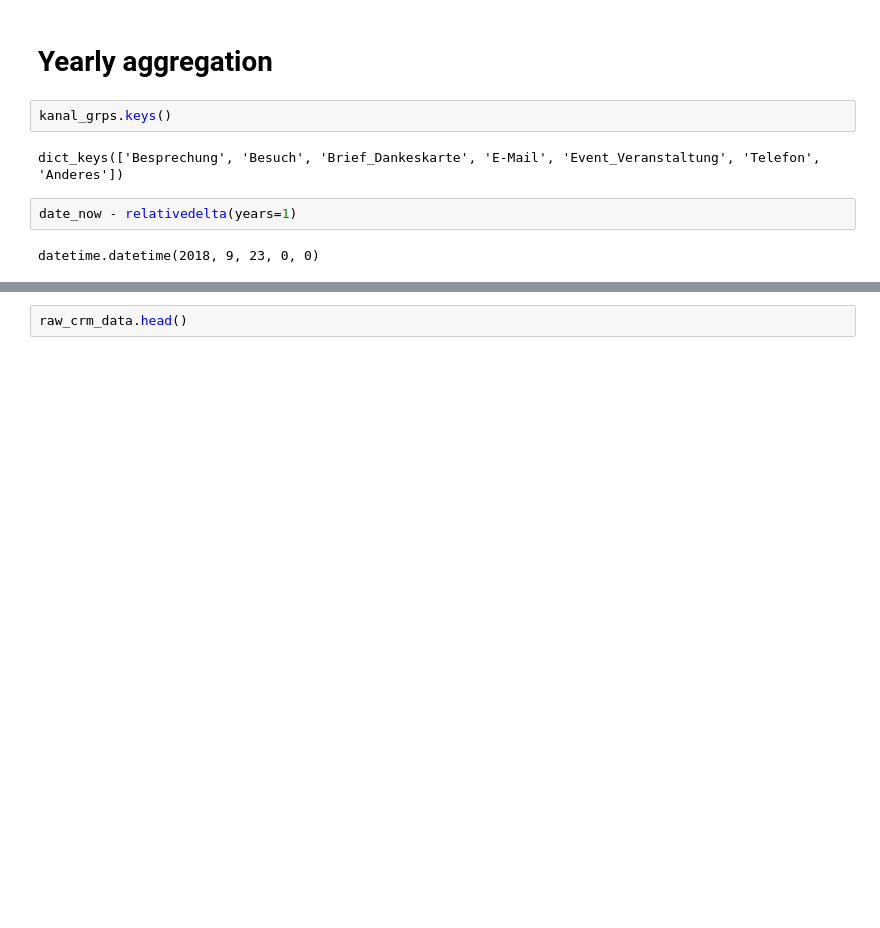
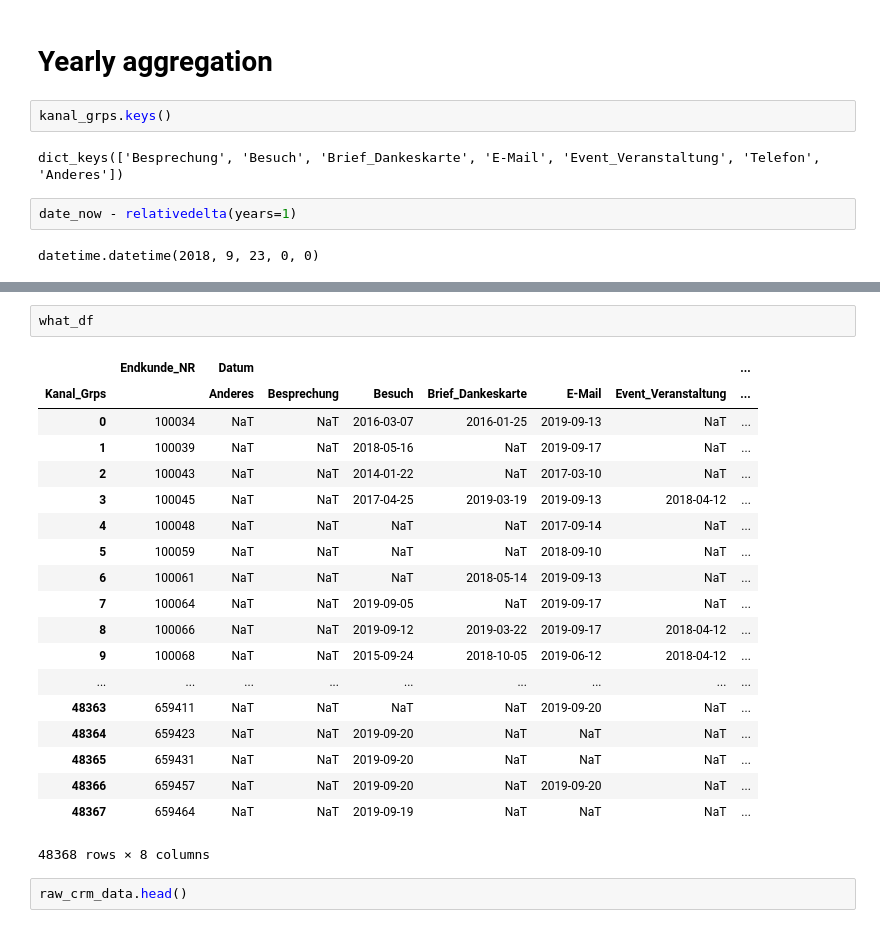
Before and after one commit to apgsga-stc/PredictiveAnalyticsPython, a Jupyter notebook: vkprog_analyse/vkprog_crm_prep.ipynb, the cells around one changed output, grey strips where cells are left out. Drawn from its saved outputs; the diff is of its cells as text; blank space fills up the shorter version.

```diff
--- a/vkprog_analyse/vkprog_crm_prep.ipynb
+++ b/vkprog_analyse/vkprog_crm_prep.ipynb
@@ -253,3 +329,25 @@ yrl_kanal_contacts("Besuch",2)
+# %%
+what_df
+# %% [output]
+|  | Endkunde_NR | Datum |  |  |  |  |  | ... |
+| Kanal_Grps |  | Anderes | Besprechung | Besuch | Brief_Dankeskarte | E-Mail | Event_Veranstaltung | ... |
+| 0 | 100034 | NaT | NaT | 2016-03-07 | 2016-01-25 | 2019-09-13 | NaT | ... |
+| 1 | 100039 | NaT | NaT | 2018-05-16 | NaT | 2019-09-17 | NaT | ... |
+| 2 | 100043 | NaT | NaT | 2014-01-22 | NaT | 2017-03-10 | NaT | ... |
+| 3 | 100045 | NaT | NaT | 2017-04-25 | 2019-03-19 | 2019-09-13 | 2018-04-12 | ... |
+| 4 | 100048 | NaT | NaT | NaT | NaT | 2017-09-14 | NaT | ... |
+| 5 | 100059 | NaT | NaT | NaT | NaT | 2018-09-10 | NaT | ... |
+| 6 | 100061 | NaT | NaT | NaT | 2018-05-14 | 2019-09-13 | NaT | ... |
+| 7 | 100064 | NaT | NaT | 2019-09-05 | NaT | 2019-09-17 | NaT | ... |
+| 8 | 100066 | NaT | NaT | 2019-09-12 | 2019-03-22 | 2019-09-17 | 2018-04-12 | ... |
+| 9 | 100068 | NaT | NaT | 2015-09-24 | 2018-10-05 | 2019-06-12 | 2018-04-12 | ... |
+| ... | ... | ... | ... | ... | ... | ... | ... | ... |
+| 48363 | 659411 | NaT | NaT | NaT | NaT | 2019-09-20 | NaT | ... |
+| 48364 | 659423 | NaT | NaT | 2019-09-20 | NaT | NaT | NaT | ... |
+| 48365 | 659431 | NaT | NaT | 2019-09-20 | NaT | NaT | NaT | ... |
+| 48366 | 659457 | NaT | NaT | 2019-09-20 | NaT | 2019-09-20 | NaT | ... |
+| 48367 | 659464 | NaT | NaT | 2019-09-19 | NaT | NaT | NaT | ... |
+48368 rows × 8 columns
 # %%
 raw_crm_data.head()
 # %% [output]
```
Also changed, not shown: parts of 11 cells of this notebook.
